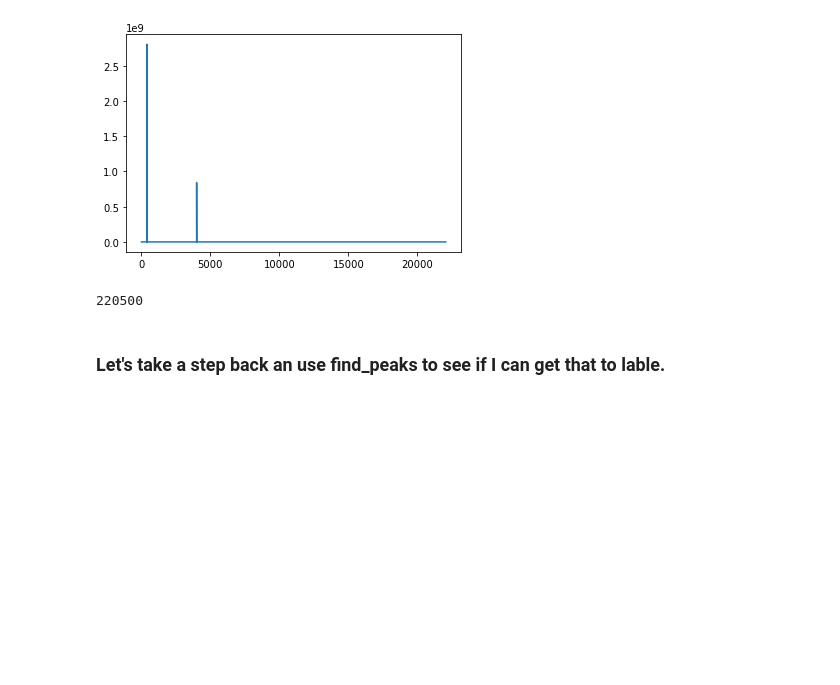
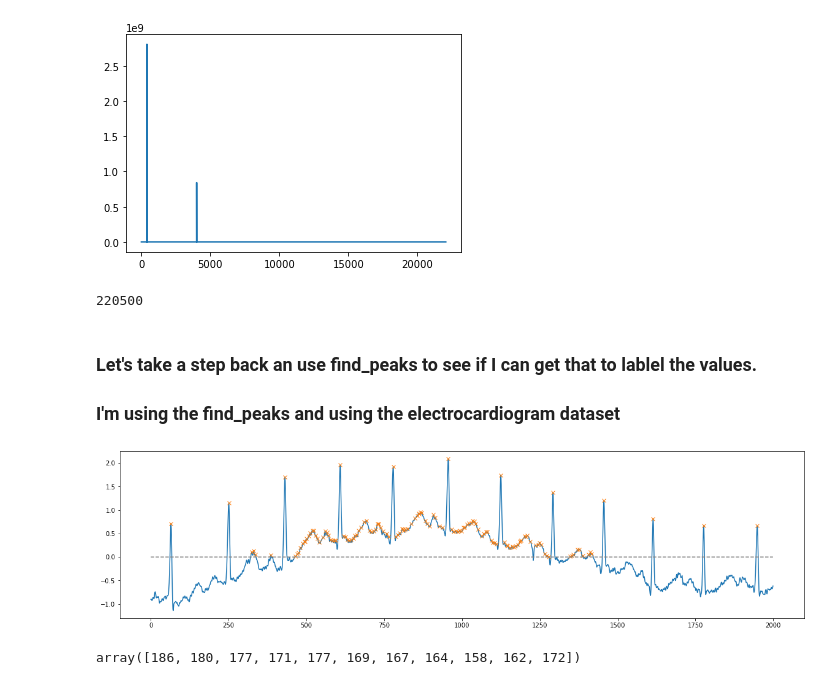
Before and after one commit to Little-PyProjects/SunSpots, a Jupyter notebook: notebook/Sunspots EDA.ipynb, the cells around one changed output. Saved outputs shown, nothing was run; the diff lists cells and outputs as text; code cells hidden in the pictures; blank space fills up the shorter version.

Commit message:
Notebook now functional. Added next steps

```diff
--- a/notebook/Sunspots EDA.ipynb
+++ b/notebook/Sunspots EDA.ipynb
@@ -258,4 +258,5 @@ yf.size
 # %% [output]
 220500
 # %% [markdown]
-### Let's take a step back an use find_peaks to see if I can get that to lable.
+### Let's take a step back an use find_peaks to see if I can get that to lablel the values.
+### I'm using the find_peaks and using the electrocardiogram dataset
@@ -262 +268,18 @@ yf.size
+# %%
+plt.figure(figsize = (20, 5))
+x = electrocardiogram()[2000:4000]
+peaks, _ = find_peaks(x, height=0)
+plt.plot(x)
+plt.plot(peaks, x[peaks], "x")
+plt.plot(np.zeros_like(x), "--", color="gray")
+plt.show()
+# %% [output]
+[figure, added]
+# %%
+p, q = peaks, x[peaks]
+
+peaks, _ = find_peaks(x, distance=150)
+np.diff(peaks)
+# %% [output]
+array([186, 180, 177, 171, 177, 169, 167, 164, 158, 162, 172])
 # %%
```
Also changed, not shown: parts of 8 cells of this notebook.
